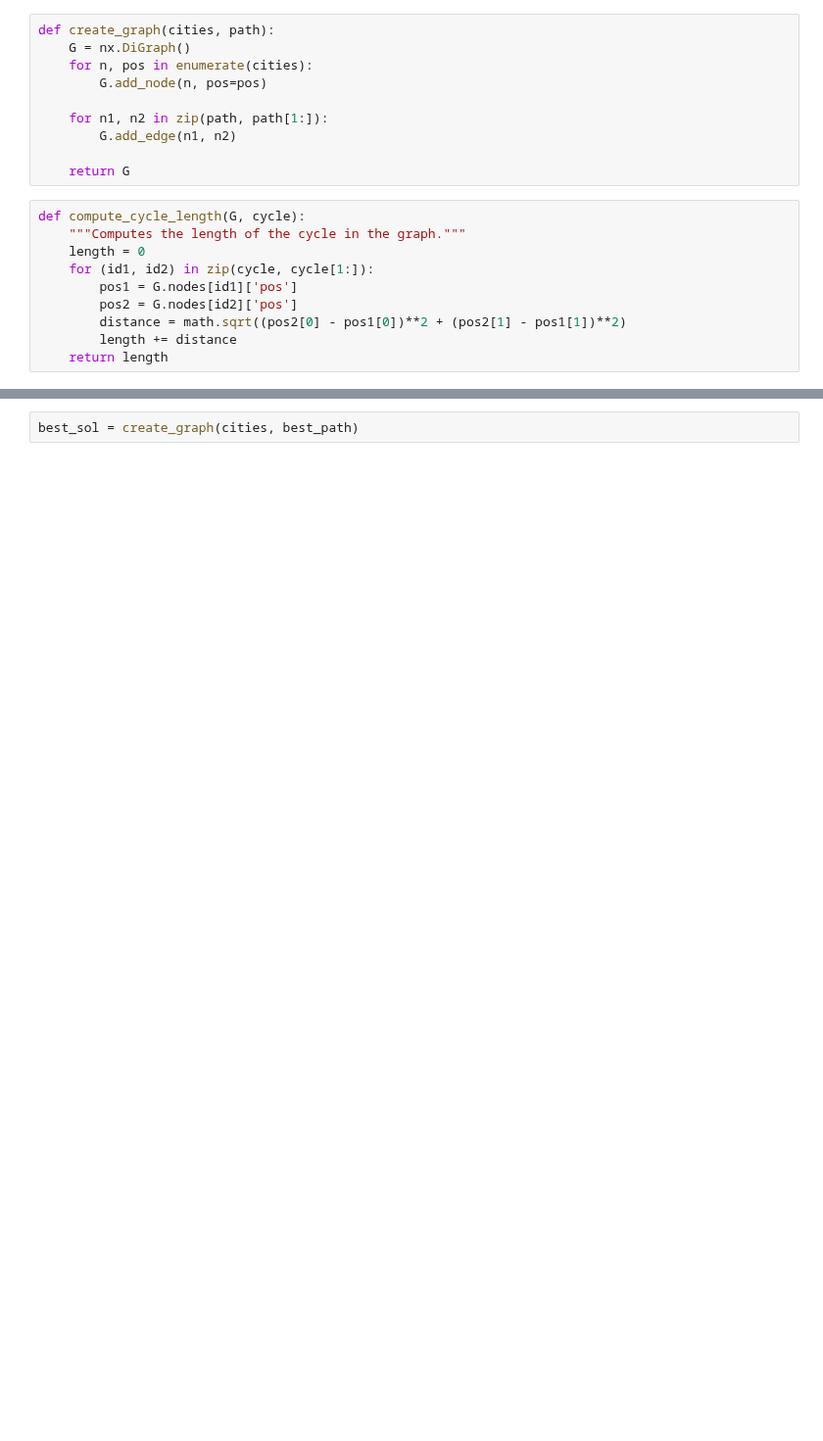
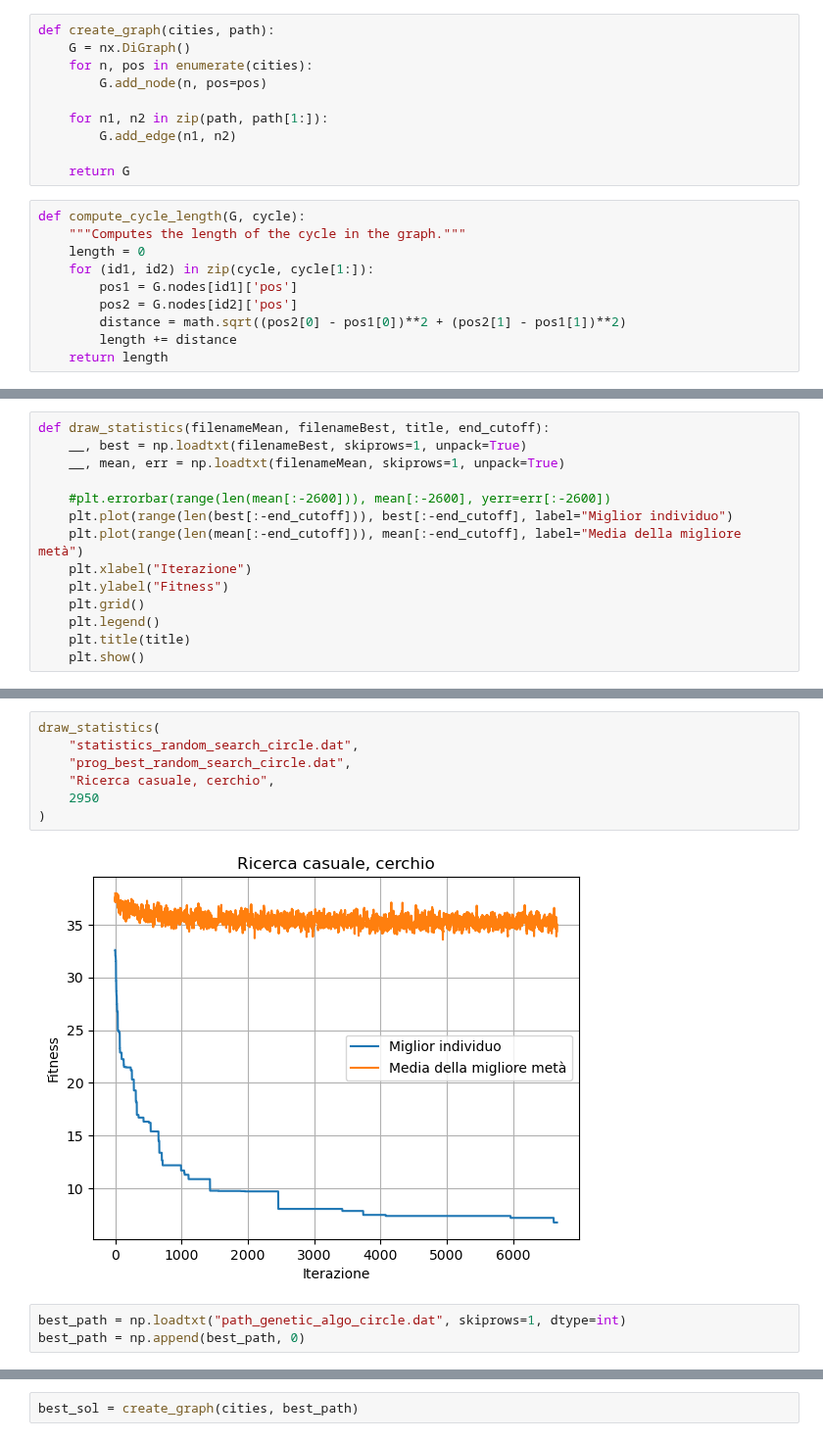
Before and after one commit to eliasteve/labsimnumerica, a Jupyter notebook: LSN_09/LSN_09.ipynb, the cells around one changed output, grey strips where cells are left out. Shown at 98% size. Drawn from its saved outputs; the diff is of its cells as text; blank space fills up the shorter version.

```diff
--- a/LSN_09/LSN_09.ipynb
+++ b/LSN_09/LSN_09.ipynb
@@ -47,0 +33,14 @@ compute_cycle_length(initial_sol, initial_path)
+# %%
+def draw_statistics(filenameMean, filenameBest, title, end_cutoff):
+    __, best = np.loadtxt(filenameBest, skiprows=1, unpack=True)
+    __, mean, err = np.loadtxt(filenameMean, skiprows=1, unpack=True)
+
+    #plt.errorbar(range(len(mean[:-2600])), mean[:-2600], yerr=err[:-2600])
+    plt.plot(range(len(best[:-end_cutoff])), best[:-end_cutoff], label="Miglior individuo")
+    plt.plot(range(len(mean[:-end_cutoff])), mean[:-end_cutoff], label="Media della migliore metà")
+    plt.xlabel("Iterazione")
+    plt.ylabel("Fitness")
+    plt.grid()
+    plt.legend()
+    plt.title(title)
+    plt.show()
@@ -47,0 +60,12 @@ compute_cycle_length(initial_sol, initial_path)
+# %%
+draw_statistics(
+    "statistics_random_search_circle.dat",
+    "prog_best_random_search_circle.dat",
+    "Ricerca casuale, cerchio",
+    2950
+)
+# %% [output]
+[figure, added]
+# %%
+best_path = np.loadtxt("path_genetic_algo_circle.dat", skiprows=1, dtype=int)
+best_path = np.append(best_path, 0)
```
Also changed, not shown: parts of 21 cells of this notebook, 3 other files.
